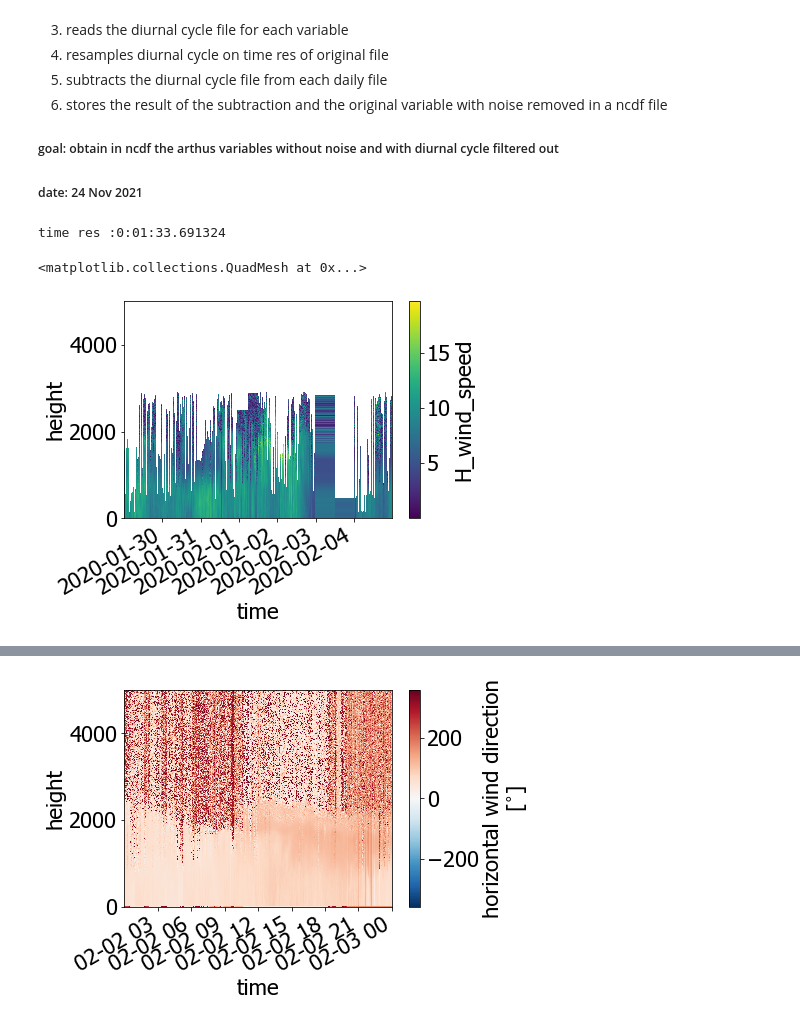
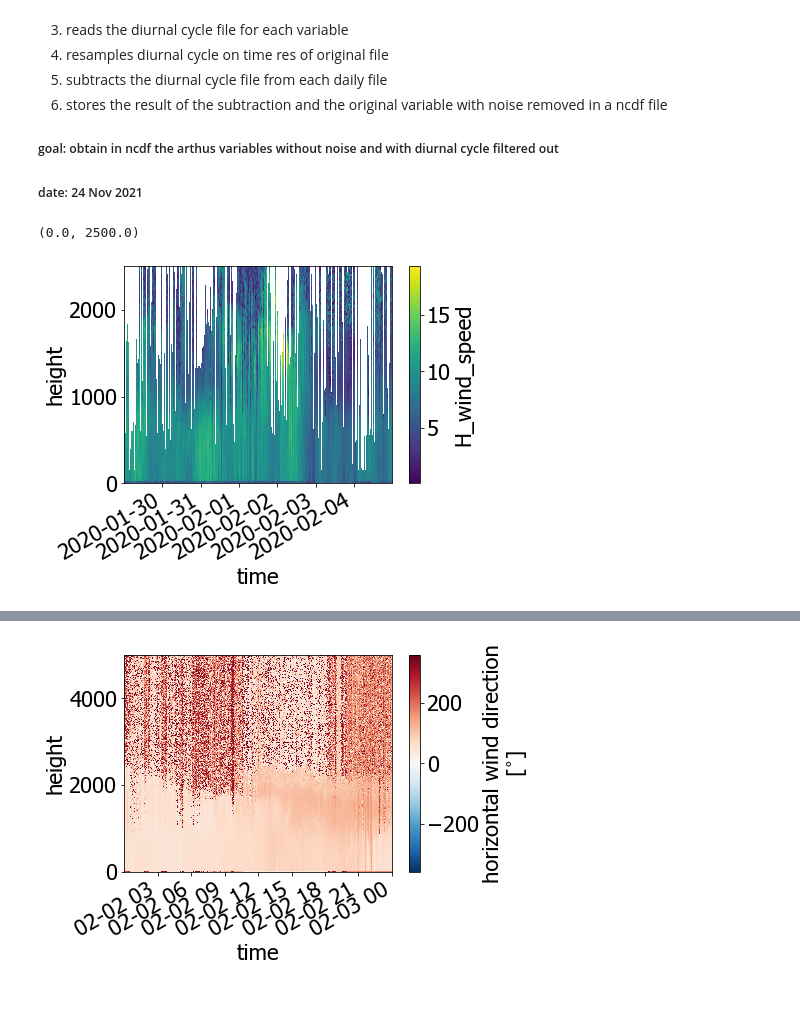
Before and after one commit to ClauClouds/SST-impact, a Jupyter notebook: horizontal_wind_diurnal_cycle.ipynb, the cells around one changed output, grey strips where cells are left out. Saved outputs shown, nothing was run; the diff lists cells and outputs as text; code cells hidden in the pictures.

Commit message:
updated code with new paths to data input and output

```diff
--- a/horizontal_wind_diurnal_cycle.ipynb
+++ b/horizontal_wind_diurnal_cycle.ipynb
@@ -38,10 +38,10 @@ def f_closest(array,value):
 
 
 # output paths for plots and data files
-path_out_plots = '/Volumes/Extreme SSD/work/006_projects/001_Prec_Trade_Cycle/SST_impact_work/plots/'
-path_out ='/Volumes/Extreme SSD/work/006_projects/001_Prec_Trade_Cycle/post_processed_data/'
+path_out_plots = '/Volumes/Extreme SSD/work/006_projects/001_Prec_Trade_Cycle/SST_impact_work/plots_paper/'
+path_out ='/Volumes/Extreme SSD/work/006_projects/001_Prec_Trade_Cycle/post_processed_data/diurnal_cycle/'
 path_in = '/Volumes/Extreme SSD/work/006_projects/001_Prec_Trade_Cycle/doppler_lidar/'
-Doppler_lidar_file = 'Corrected_Horizontal_Wind_Speed_Direction_20Jan17Feb2020.nc'
+Doppler_lidar_file = 'horizontal_wind_direction_msm_eurec4a_campaign.nc'
 dict_plot_settings = {
     'labelsizeaxes':14,
     'fontSizeTitle':16,
@@ -96,20 +96,18 @@ Hwind_dir_dict = {
 dict_list = [Hwind_speed_dict, Hwind_dir_dict]
 # %%
 # read file Doppler lidar
-lidar_data = xr.open_dataset(path_in+Doppler_lidar_file)
+dataset_lidar = xr.open_dataset(path_in+Doppler_lidar_file)
 
 # converting time from datenum to datetime format (for reference on how to do check https://stackoverflow.com/questions/13965740/converting-matlabs-datenum-format-to-python)
-time_lidar = lidar_data.Time.values
-python_datetime = []
-for ind, time_val in enumerate(time_lidar):
-    python_datetime.append(datetime.fromordinal(int(time_val)) + timedelta(days=time_val%1) - timedelta(days = 366))
+#time_lidar = lidar_data.Time.values
+#python_datetime = []
+#for ind, time_val in enumerate(time_lidar):
+#    python_datetime.append(datetime.fromordinal(int(time_val)) + timedelta(days=time_val%1) - timedelta(days = 366))
 
 # storing new variable in the xarray dataset
-lidar_data['Time'] = python_datetime
+#lidar_data['Time'] = python_datetime
 
 # calculate time resolution
-print('time res :'+str(np.ediff1d(python_datetime)[0]))
+#print('time res :'+str(np.ediff1d(python_datetime)[0]))
-# %% [output]
-time res :0:01:33.691324
 # %%
 # creating a new dataset with proper coordinates, dimensions and variable names
@@ -190,9 +188,10 @@ for i_dict, dict_var in enumerate(dict_list):
     data_diurnal_cycle[dict_var['var_name']] = xr.where(mask, data_diurnal_cycle[dict_var['var_name']], data_diurnal_cycle["nans"])
 # %%
 data_diurnal_cycle.H_wind_speed.plot(x='time', y='height')
+plt.ylim(0., 2500)
 # %% [output]
-<matplotlib.collections.QuadMesh at 0x...>
+(0.0, 2500.0)
-[figure, old version]
+[figure, new version]
 # %%
 
 # calculating the mean of the variable over the time interval requested
```
Also changed, not shown: parts of 2 cells of this notebook.
